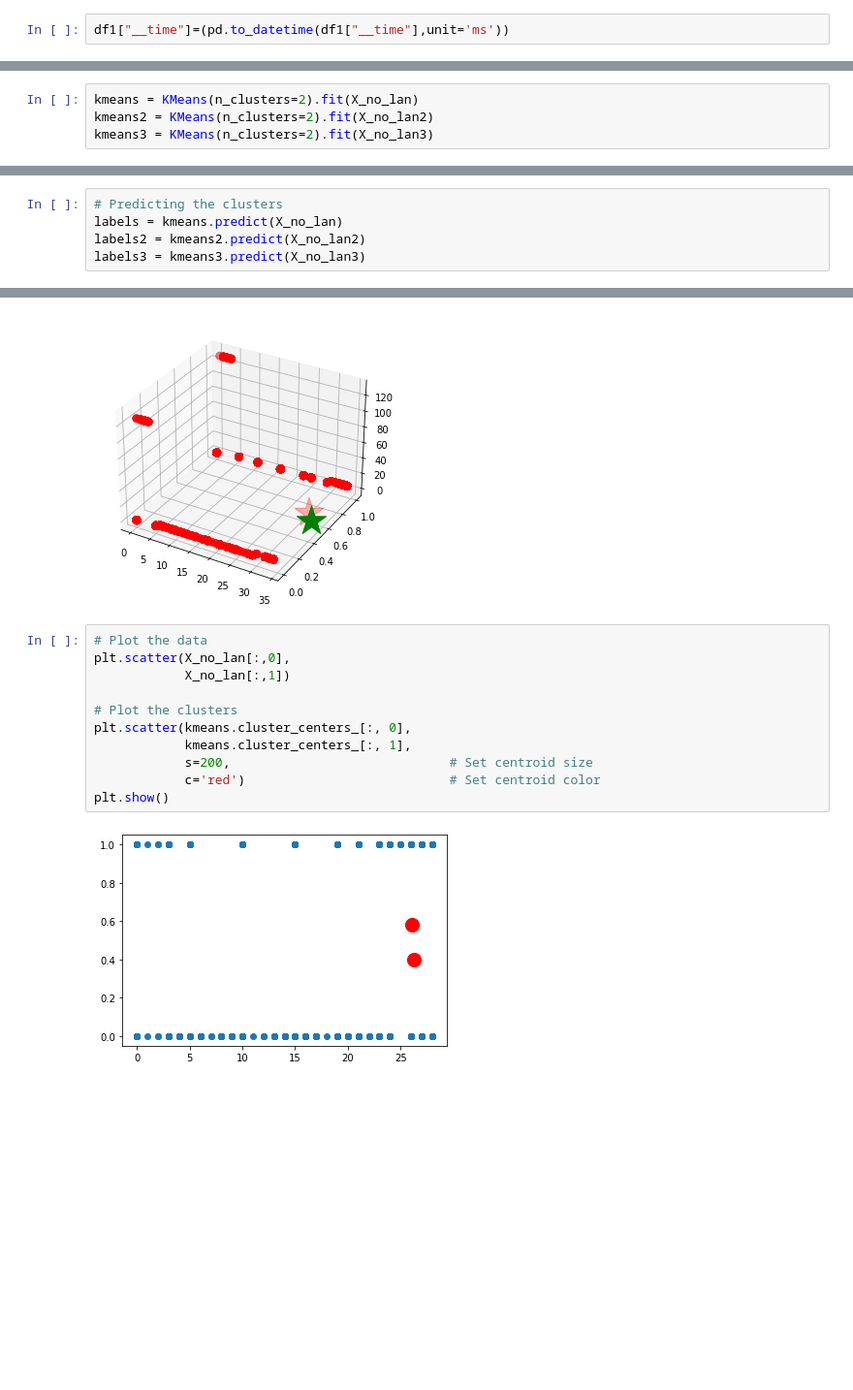
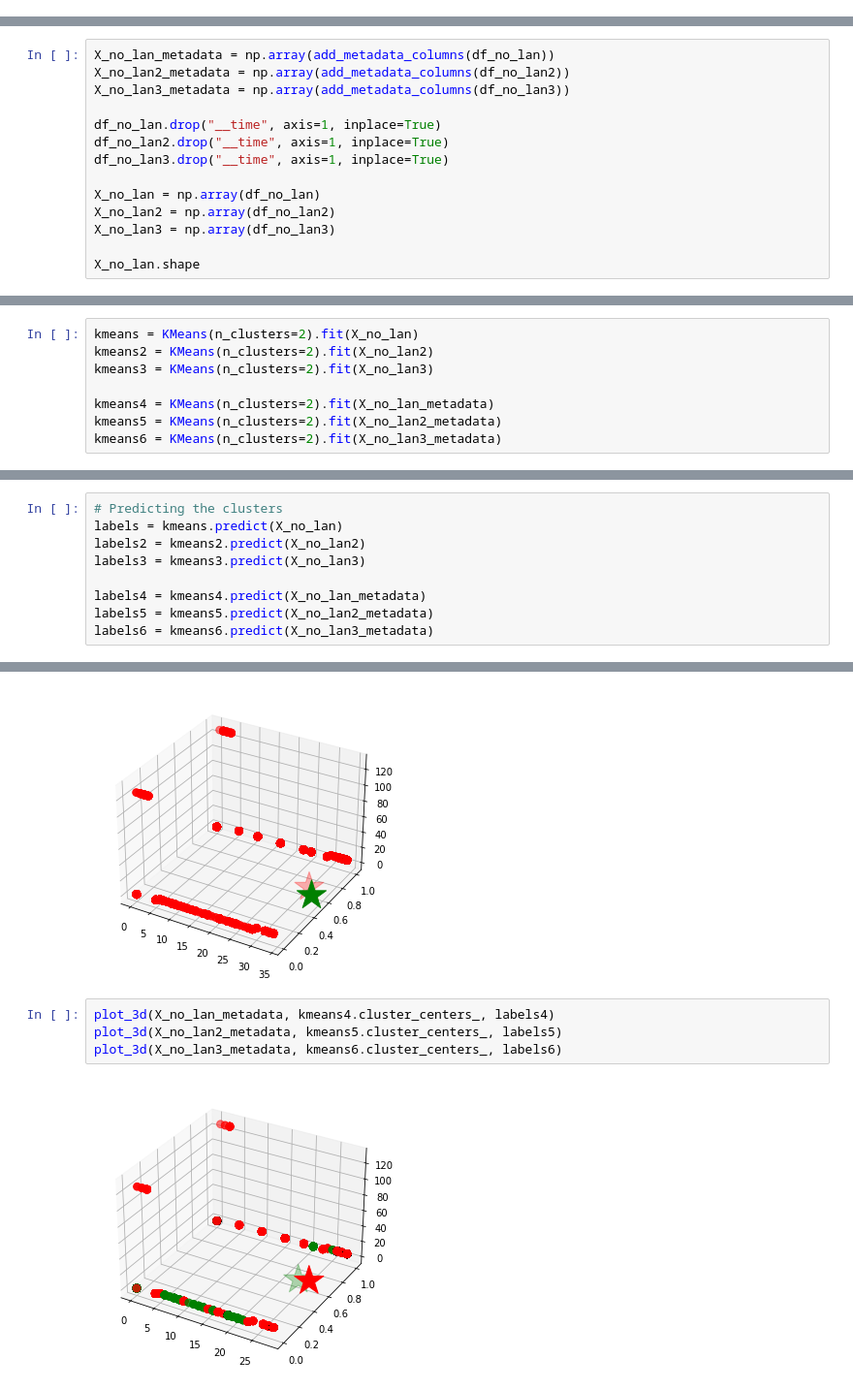
Before and after one commit to elgatovielma/tfm_network_anomalies, a Jupyter notebook: Visualizacion_checkpoint.ipynb, the cells around one changed output, grey strips where cells are left out. Shown: that part at 97% size. Saved outputs shown, nothing was run; the diff lists cells and outputs as text; blank space fills up the shorter version.

Commit message:
kmeans with metadata added

```diff
--- a/Visualizacion_checkpoint.ipynb
+++ b/Visualizacion_checkpoint.ipynb
@@ -21,5 +21,3 @@ filename2="dataset2.csv"
 df1 = pd.read_csv(mainpath + filename)
 df2 = pd.read_csv(mainpath + filename2)
 df3 = df1.append(df2)
-# %%
-df1["__time"]=(pd.to_datetime(df1["__time"],unit='ms'))
@@ -206,0 +206,14 @@ X_no_lan.shape
+# %%
+X_no_lan_metadata = np.array(add_metadata_columns(df_no_lan))
+X_no_lan2_metadata = np.array(add_metadata_columns(df_no_lan2))
+X_no_lan3_metadata = np.array(add_metadata_columns(df_no_lan3))
+
+df_no_lan.drop("__time", axis=1, inplace=True)
+df_no_lan2.drop("__time", axis=1, inplace=True)
+df_no_lan3.drop("__time", axis=1, inplace=True)
+
+X_no_lan = np.array(df_no_lan)
+X_no_lan2 = np.array(df_no_lan2)
+X_no_lan3 = np.array(df_no_lan3)
+
+X_no_lan.shape
@@ -208,6 +223,10 @@ X_no_lan.shape
 kmeans = KMeans(n_clusters=2).fit(X_no_lan)
 kmeans2 = KMeans(n_clusters=2).fit(X_no_lan2)
 kmeans3 = KMeans(n_clusters=2).fit(X_no_lan3)
+
+kmeans4 = KMeans(n_clusters=2).fit(X_no_lan_metadata)
+kmeans5 = KMeans(n_clusters=2).fit(X_no_lan2_metadata)
+kmeans6 = KMeans(n_clusters=2).fit(X_no_lan3_metadata)
 # %%
 centroids = kmeans.cluster_centers_
 print(centroids)
@@ -225,6 +244,10 @@ print(centroids)
 labels = kmeans.predict(X_no_lan)
 labels2 = kmeans2.predict(X_no_lan2)
 labels3 = kmeans3.predict(X_no_lan3)
+
+labels4 = kmeans4.predict(X_no_lan_metadata)
+labels5 = kmeans5.predict(X_no_lan2_metadata)
+labels6 = kmeans6.predict(X_no_lan3_metadata)
 # %%
 plot_3d(X_no_lan, kmeans.cluster_centers_, labels)
 plot_3d(X_no_lan2, kmeans2.cluster_centers_, labels2)
@@ -234,15 +257,8 @@ plot_3d(X_no_lan3, kmeans3.cluster_centers_, labels3)
 [figure]
 [figure]
 # %%
-# Plot the data
-plt.scatter(X_no_lan[:,0],
-            X_no_lan[:,1])
-
-# Plot the clusters
-plt.scatter(kmeans.cluster_centers_[:, 0],
-            kmeans.cluster_centers_[:, 1],
-            s=200,                             # Set centroid size
-            c='red')                           # Set centroid color
-plt.show()
+plot_3d(X_no_lan_metadata, kmeans4.cluster_centers_, labels4)
+plot_3d(X_no_lan2_metadata, kmeans5.cluster_centers_, labels5)
+plot_3d(X_no_lan3_metadata, kmeans6.cluster_centers_, labels6)
 # %% [output]
-[figure, old version]
+[figure, new version]
```
Also changed, not shown: parts of 9 cells of this notebook.
